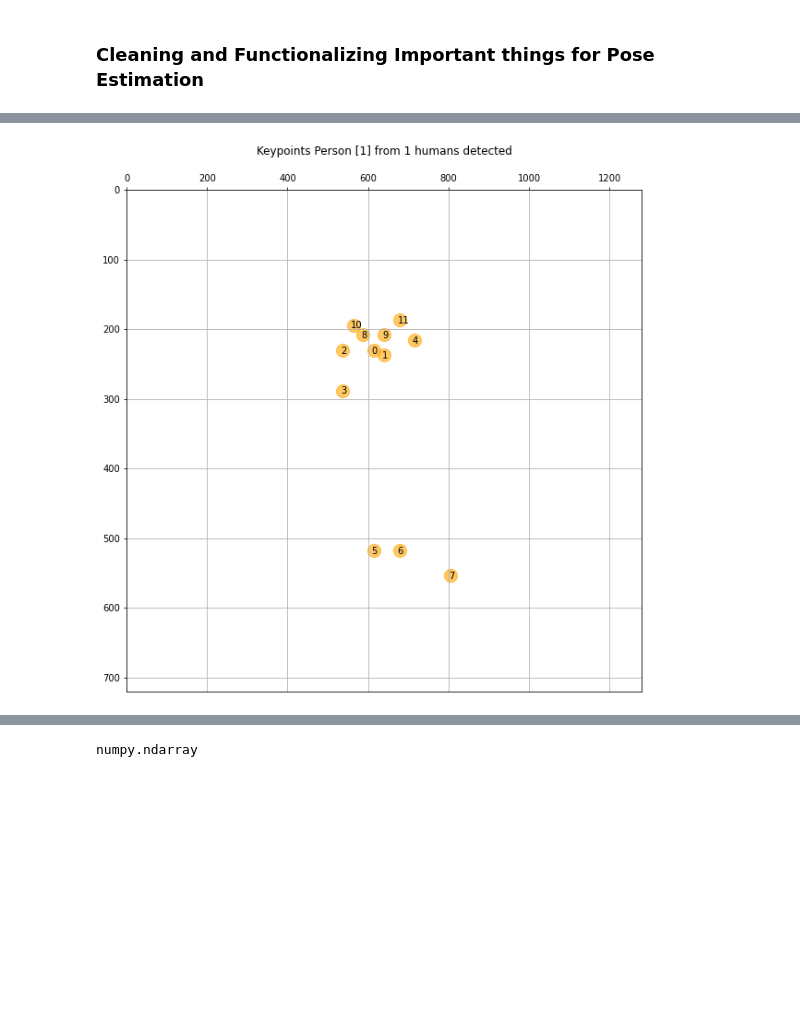
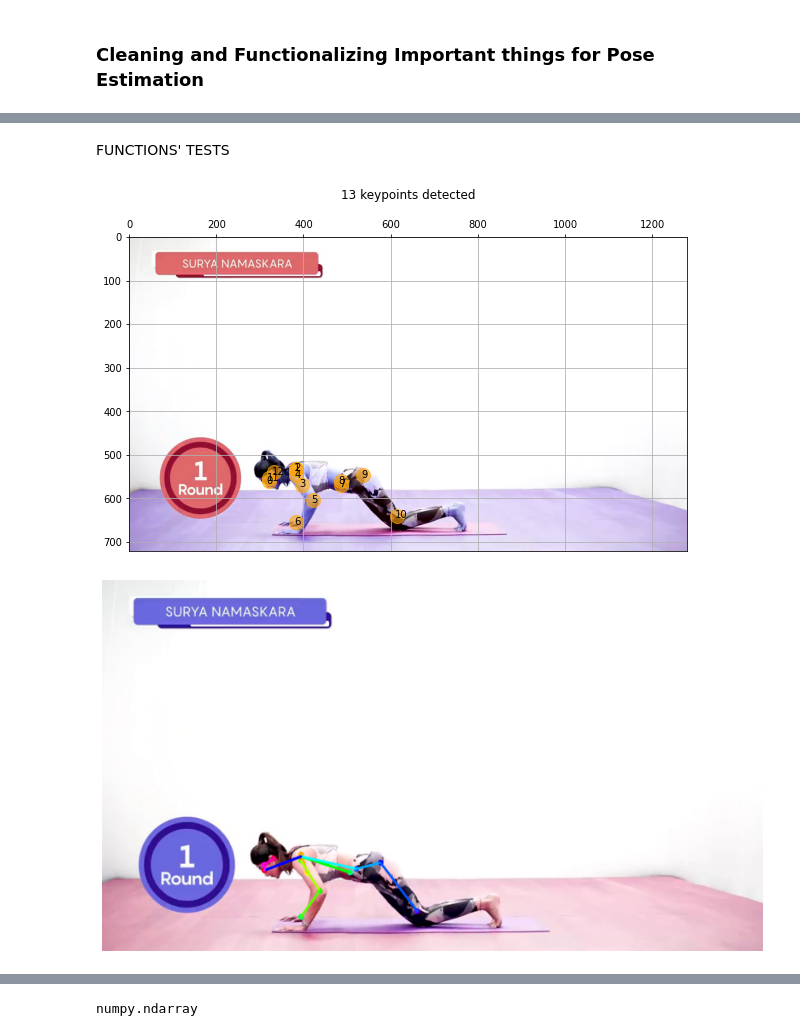
Before and after one commit to Shubhranshu-Malhotra/Yoga-Pose-Comparison, a Jupyter notebook: Yoga_Supervisor_pilot_project.ipynb, the cells around one changed output, grey strips where cells are left out. Drawn from its saved outputs; the diff is of its cells as text; code cells hidden in the pictures; blank space fills up the shorter version.

```diff
--- a/Yoga_Supervisor_pilot_project.ipynb
+++ b/Yoga_Supervisor_pilot_project.ipynb
@@ -301,3 +215,6 @@ From the above we infer that reading file using `common.read_imgfile()` gives be
 # %% [markdown]
 **Getting absolute join coordinates using the relative ones obtained using `e.inference()`**
+# %%
+# Extracting just the points
+global_keypoints = str(str(str(global_humans_common[0]).split('BodyPart:')[1:]).split('-')).split(' score=')
 # %%
@@ -320,5 +233,5 @@ print(keypoints_list)
 # %%
-keypts_array = np.array(keypoints_list)
-keypts_array = keypts_array*(image.shape[1],image.shape[0])
-keypts_array = keypts_array.astype(int)
-keypts_array
+global_keypts_array = np.array(global_keypoints_list)
+global_keypts_array = global_keypts_array*(image.shape[1],image.shape[0])
+global_keypts_array = global_keypts_array.astype(int)
+global_keypts_array
@@ -337,14 +264,13 @@ from tf_pose import common
 from tf_pose.estimator import TfPoseEstimator
 from tf_pose.networks import get_graph_path, model_wh
 # %%
-# image_path = './temp/'
-test_image_path = '/content/drive/MyDrive/Datasets/yoga_supervisor/extracted_images/yoga_test_1/image_18.jpg'
+global_image_path = '/content/drive/MyDrive/Datasets/yoga_supervisor/extracted_images/yoga_2_1/image_109.jpg'
 model='mobilenet_thin'
 resize='432x368'
-image_global = common.read_imgfile(test_image_path, None, None)
+global_image = common.read_imgfile(global_image_path, None, None)
 w, h = model_wh(resize)
-e = TfPoseEstimator(get_graph_path(model), target_size=(w, h))
-# plt.imshow(image_global)
-humans_joints = e.inference(image_global, resize_to_default=(w > 0 and h > 0), upsample_size=4.0)
+global_e = TfPoseEstimator(get_graph_path(model), target_size=(w, h))
+# plt.imshow(global_image)
+global_humans = global_e.inference(global_image, resize_to_default=(w > 0 and h > 0), upsample_size=4.0)
 # %%
 # Now let us functionalize getting human pose
@@ -387,11 +319,12 @@ def show_heatmap(image=image_global, show_BG = True, estimator = e):
   plt.colorbar()
   plt.grid();
 # %%
-def show_keypoints(image, humans_joints, human = 1, color='orange', showBG = True):
-    if human == 0:
-      human = 1
-    num_hum = len(humans_joints)
-    keypoints = str(str(str(humans_joints[human-1]).split('BodyPart:')[1:]).split('-')).split(' score=')
+def show_keypoints(image, humans, color='orange', show_BG = 'original'):
+    """
+    takes in image and relative keypoint values and
+    displays image with kepoints on it.
+    """
+    keypoints = str(str(str(humans[0]).split('BodyPart:')[1:]).split('-')).split(' score=')
     keypoints_list=[]
     for i in range (len(keypoints)-1):
         pnt = keypoints[i][-11:-1]
@@ -407,20 +340,20 @@ def show_keypoints(image, humans_joints, human = 1, color='orange', showBG = Tru
     plt.axis([0, image.shape[1], 0, image.shape[0]])
 
 
-    if showBG == 'black':
+    if show_BG == 'black':
       image = np.zeros(image.shape)
       plt.imshow(image)
-    elif showBG == 'original':
+    elif show_BG == 'original':
       plt.imshow(image)
-    elif showBG == 'white':
+    elif show_BG == 'white':
       pass
     else:
-      return "Please enter a valid value for 'showBG'. 'showBG' can take following values: 'original','black','white'."
+      return "Please enter a valid value for 'show_BG'. 'show_BG' can take following values: 'original','black','white'."
     plt.scatter(*zip(*keypts_array), s=200, color=color, alpha=0.6)
     ax=plt.gca()
     ax.set_ylim(ax.get_ylim()[::-1])
     ax.xaxis.tick_top()
-    plt.title('Keypoints Person [{}] from {} humans detected\n'.format(human, num_hum))
+    plt.title('{} keypoints detected\n'.format(len(keypts_array)))
     plt.grid();
 
     for i, txt in enumerate(keypts_array):
@@ -458,4 +382,0 @@ image, humans_joints = show_pose(test_image_path)
-# %%
-keypts_array = show_keypoints(image, humans_joints, color='orange', showBG = 'white')
-# %% [output]
-[figure, removed]
@@ -462 +437,11 @@ keypts_array = show_keypoints(image, humans_joints, color='orange', showBG = 'wh
+# %% [markdown]
+FUNCTIONS' TESTS
+# %%
+test_keypts_array = show_keypoints(global_image, global_humans, color='orange', show_BG = 'original')
+# %% [output]
+[figure, added]
+# %%
+test_image, test_humans = show_pose(global_image_path, estimator=global_e, show_BG=True)
+# %% [output]
+[figure, added]
 # %%
```
Also changed, not shown: parts of 48 cells of this notebook.
